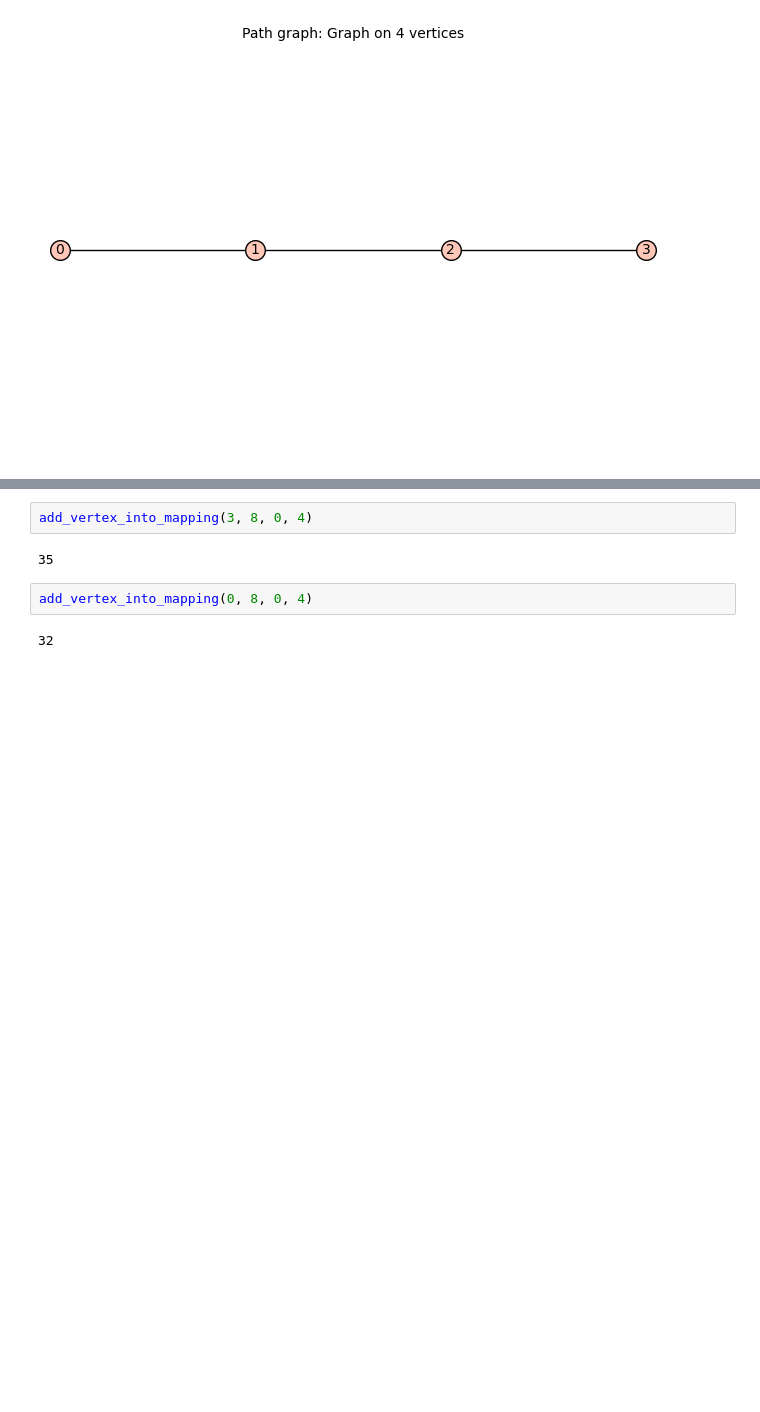
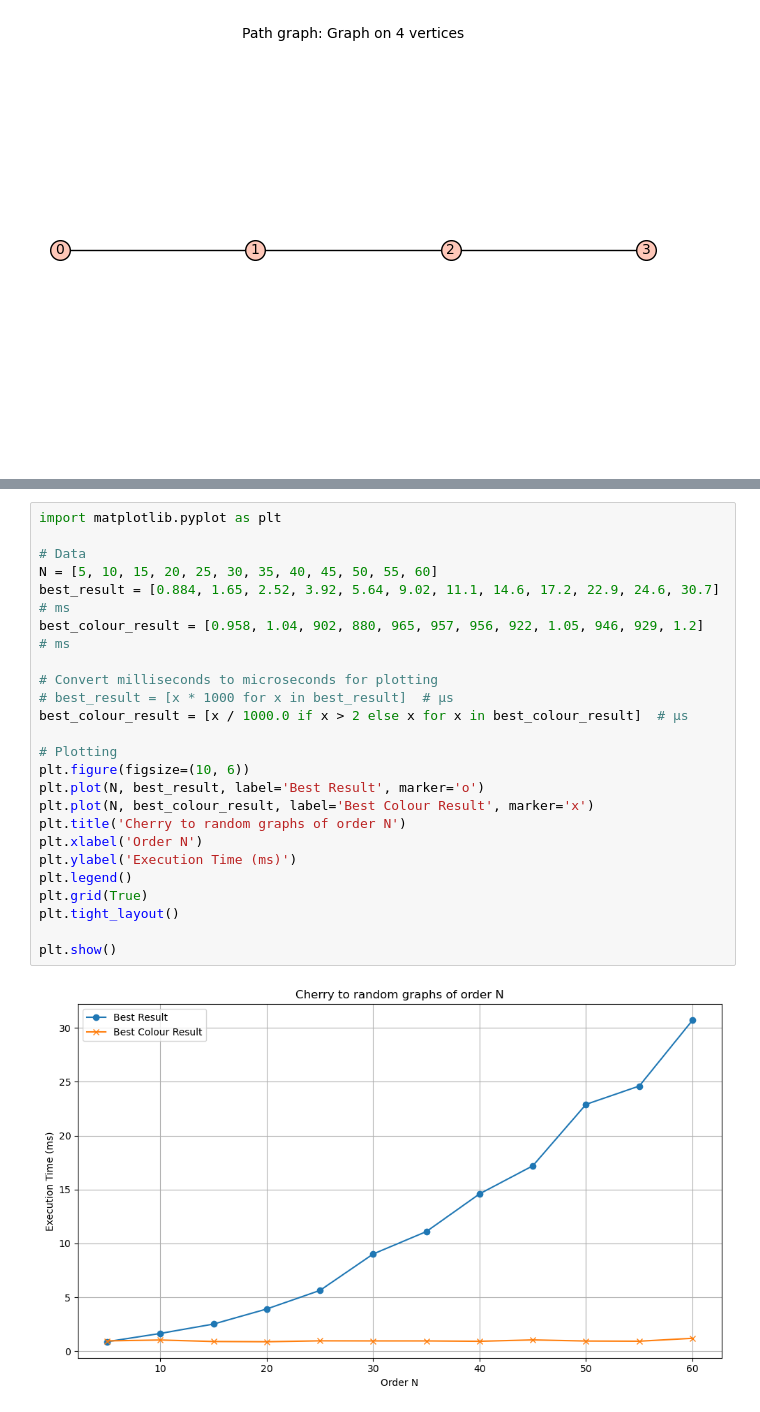
Before and after one commit to guojing0/count-graph-homs, a Jupyter notebook: hom-count-exp.ipynb, the cells around one changed output, grey strips where cells are left out. Saved outputs shown, nothing was run; the diff lists cells and outputs as text; blank space fills up the shorter version.

```diff
--- a/hom-count-exp.ipynb
+++ b/hom-count-exp.ipynb
@@ -143,8 +199,26 @@ for i in range(0, 10):
-# %%
-add_vertex_into_mapping(3, 8, 0, 4)
-# %% [output]
-35
-# %%
-add_vertex_into_mapping(0, 8, 0, 4)
-# %% [output]
-32
+# %%
+import matplotlib.pyplot as plt
+
+# Data
+N = [5, 10, 15, 20, 25, 30, 35, 40, 45, 50, 55, 60]
+best_result = [0.884, 1.65, 2.52, 3.92, 5.64, 9.02, 11.1, 14.6, 17.2, 22.9, 24.6, 30.7]  # ms
+best_colour_result = [0.958, 1.04, 902, 880, 965, 957, 956, 922, 1.05, 946, 929, 1.2]  # ms
+
+# Convert milliseconds to microseconds for plotting
+# best_result = [x * 1000 for x in best_result]  # µs
+best_colour_result = [x / 1000.0 if x > 2 else x for x in best_colour_result]  # µs
+
+# Plotting
+plt.figure(figsize=(10, 6))
+plt.plot(N, best_result, label='Best Result', marker='o')
+plt.plot(N, best_colour_result, label='Best Colour Result', marker='x')
+plt.title('Cherry to random graphs of order N')
+plt.xlabel('Order N')
+plt.ylabel('Execution Time (ms)')
+plt.legend()
+plt.grid(True)
+plt.tight_layout()
+
+plt.show()
+# %% [output]
+[figure, added]
```
Also changed, not shown: parts of 7 cells of this notebook, 1 other file.
